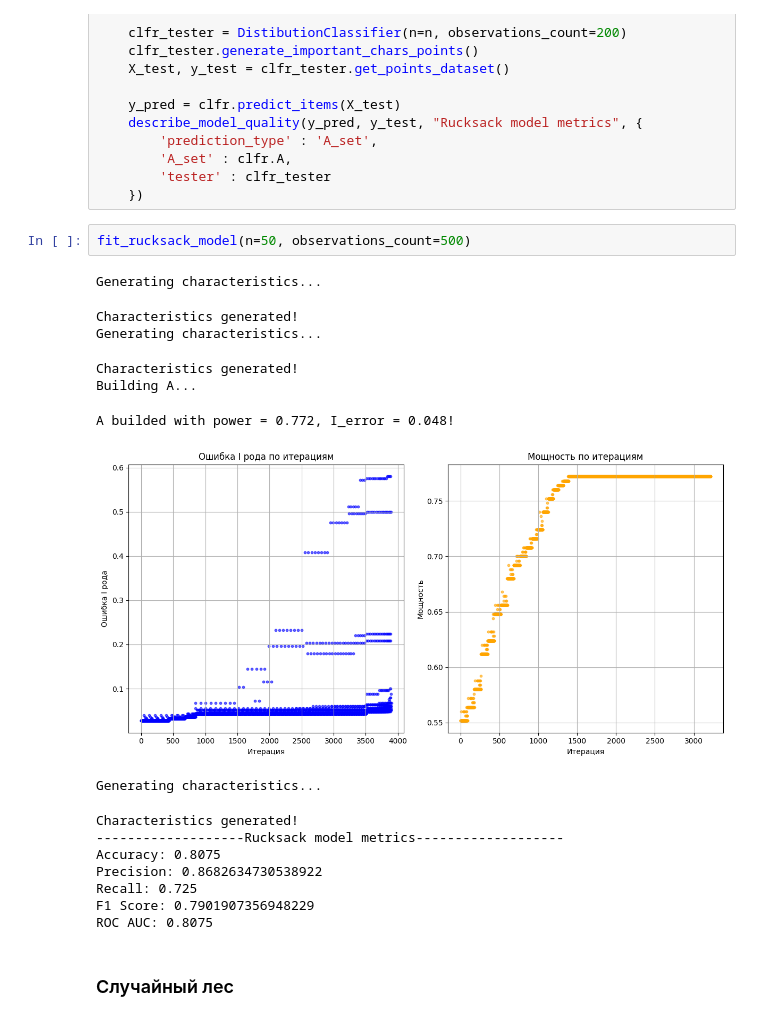
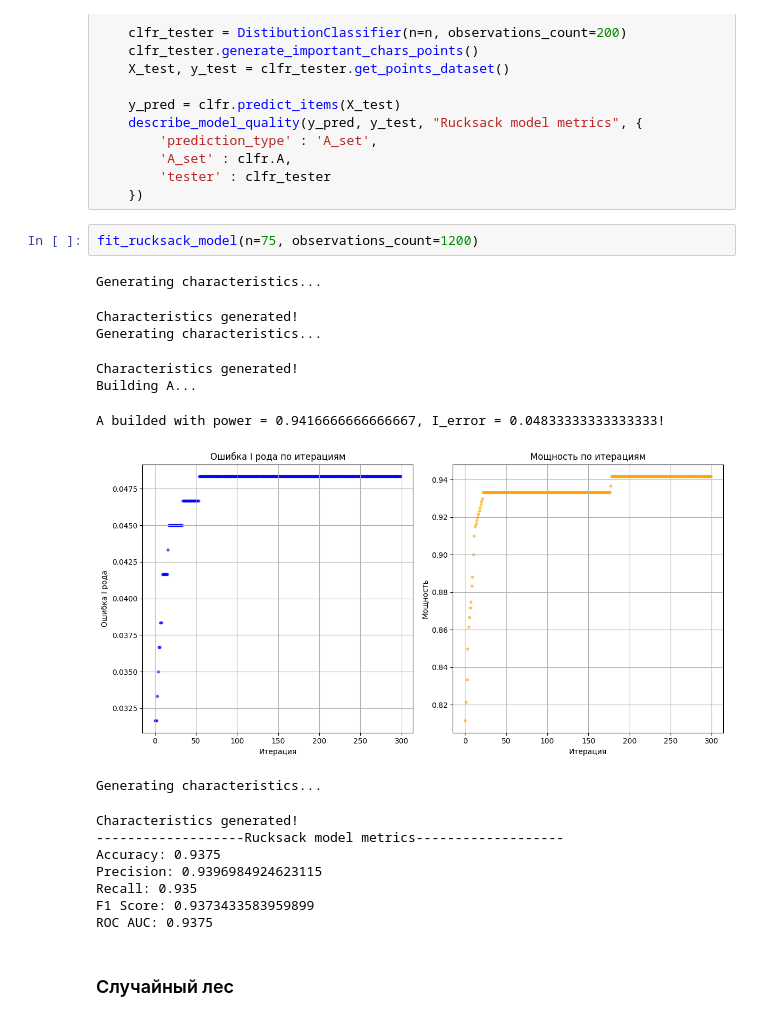
Before and after one commit to maxGrigorenko/DistributionClassifier, a Jupyter notebook: src/exp_pareto/experiments_second_part_2.ipynb, the cells around one changed output. Saved outputs shown, nothing was run; the diff lists cells and outputs as text.

```diff
--- a/src/exp_pareto/experiments_second_part_2.ipynb
+++ b/src/exp_pareto/experiments_second_part_2.ipynb
@@ -76,23 +76,23 @@ def fit_rucksack_model(n, observations_count=500):
         'tester' : clfr_tester
     })
 # %%
-fit_rucksack_model(n=50, observations_count=500)
+fit_rucksack_model(n=75, observations_count=1200)
 # %% [output]
 Generating characteristics...
 Characteristics generated!
 Generating characteristics...
 Characteristics generated!
 Building A...
-A builded with power = 0.772, I_error = 0.048!
+A builded with power = 0.9416666666666667, I_error = 0.04833333333333333!
-[figure, old version]
+[figure, new version]
 Generating characteristics...
 Characteristics generated!
 -------------------Rucksack model metrics-------------------
-Accuracy: 0.8075
-Precision: 0.8682634730538922
-Recall: 0.725
-F1 Score: 0.7901907356948229
-ROC AUC: 0.8075
+Accuracy: 0.9375
+Precision: 0.9396984924623115
+Recall: 0.935
+F1 Score: 0.9373433583959899
+ROC AUC: 0.9375
 # %% [markdown]
 ### Случайный лес
 # %%
```
Also changed, not shown: parts of 8 cells of this notebook.
